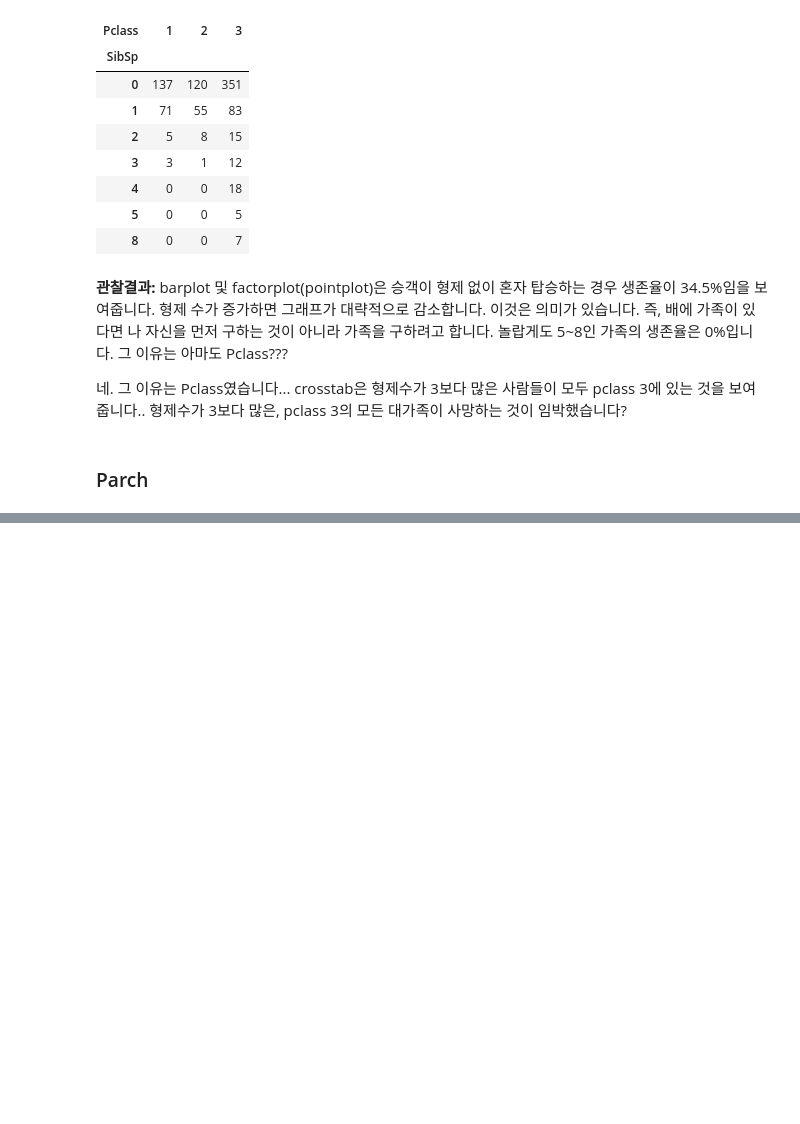
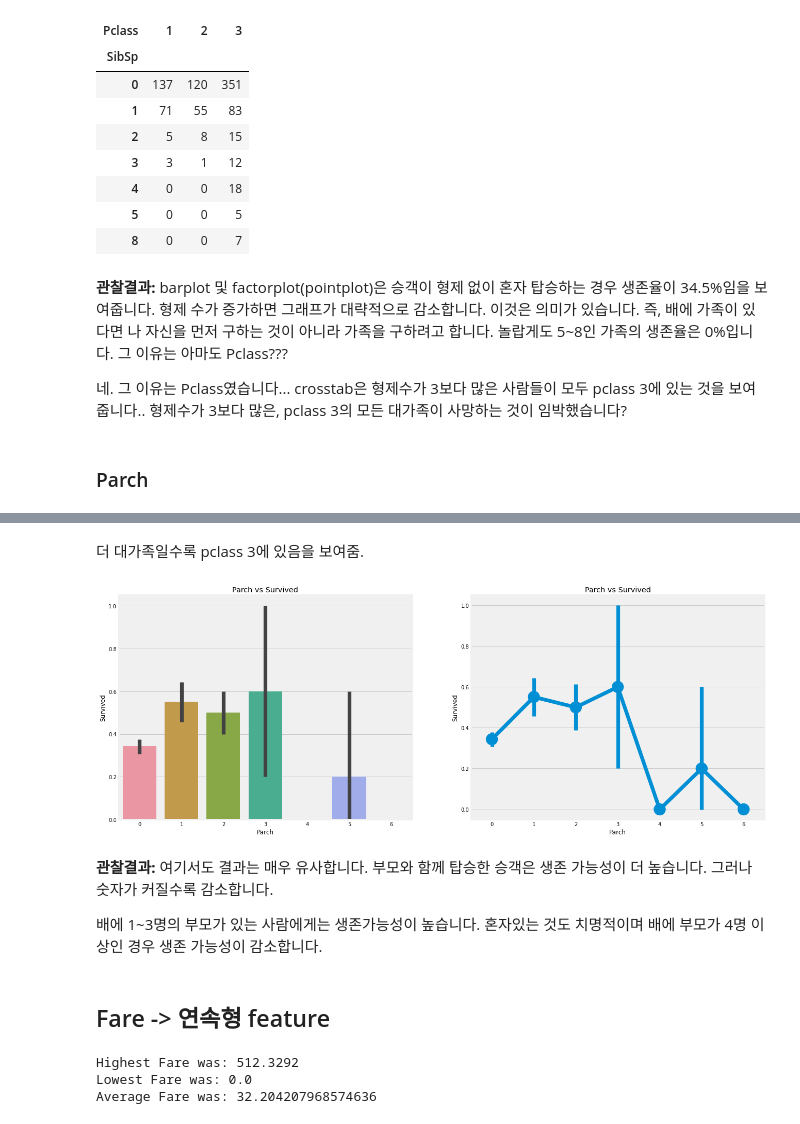
Before and after one commit to itchyfeet-patient/kaggle-DieTanic, a Jupyter notebook: notebook8d0146b2e8.ipynb, the cells around one changed output, grey strips where cells are left out. Drawn from its saved outputs; the diff is of its cells as text; code cells hidden in the pictures; blank space fills up the shorter version.

```diff
--- a/notebook8d0146b2e8.ipynb
+++ b/notebook8d0146b2e8.ipynb
@@ -446,0 +460,26 @@ barplot 및 factorplot(pointplot)은 승객이 형제 없이 혼자 탑승하는
+# %% [markdown]
+더 대가족일수록 pclass 3에 있음을 보여줌.
+# %%
+f, ax= plt.subplots(1,2, figsize=(20,8))
+sns.barplot('Parch','Survived', data=data, ax=ax[0])
+ax[0].set_title('Parch vs Survived')
+sns.pointplot('Parch', 'Survived', data=data, ax=ax[1])
+ax[1].set_title('Parch vs Survived')
+plt.show()
+# %% [output]
+[figure, added]
+# %% [markdown]
+**관찰결과:**
+여기서도 결과는 매우 유사합니다. 부모와 함께 탑승한 승객은 생존 가능성이 더 높습니다. 그러나 숫자가 커질수록 감소합니다.
+
+배에 1~3명의 부모가 있는 사람에게는 생존가능성이 높습니다. 혼자있는 것도 치명적이며 배에 부모가 4명 이상인 경우 생존 가능성이 감소합니다.
+# %% [markdown]
+## Fare -> 연속형 feature
+# %%
+print('Highest Fare was:',data['Fare'].max())
+print('Lowest Fare was:', data['Fare'].min())
+print('Average Fare was:', data['Fare'].mean())
+# %% [output]
+Highest Fare was: 512.3292
+Lowest Fare was: 0.0
+Average Fare was: 32.204207968574636
```
Also changed, not shown: parts of 10 cells of this notebook.
